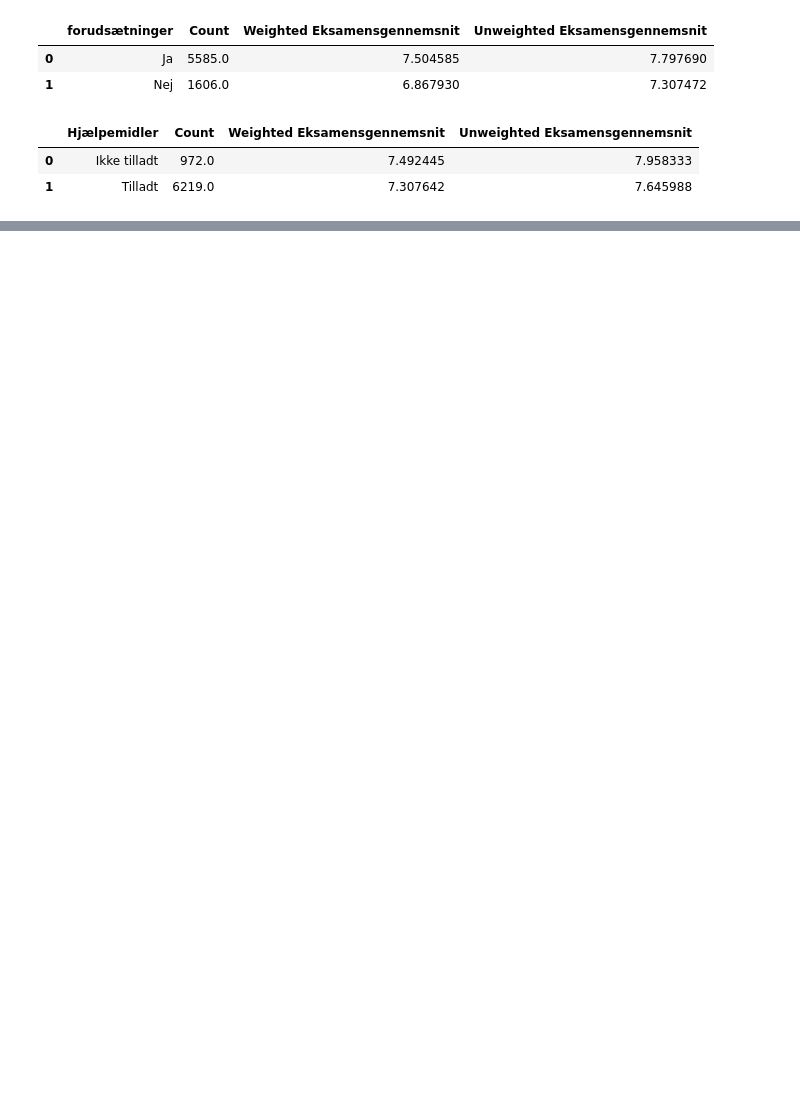
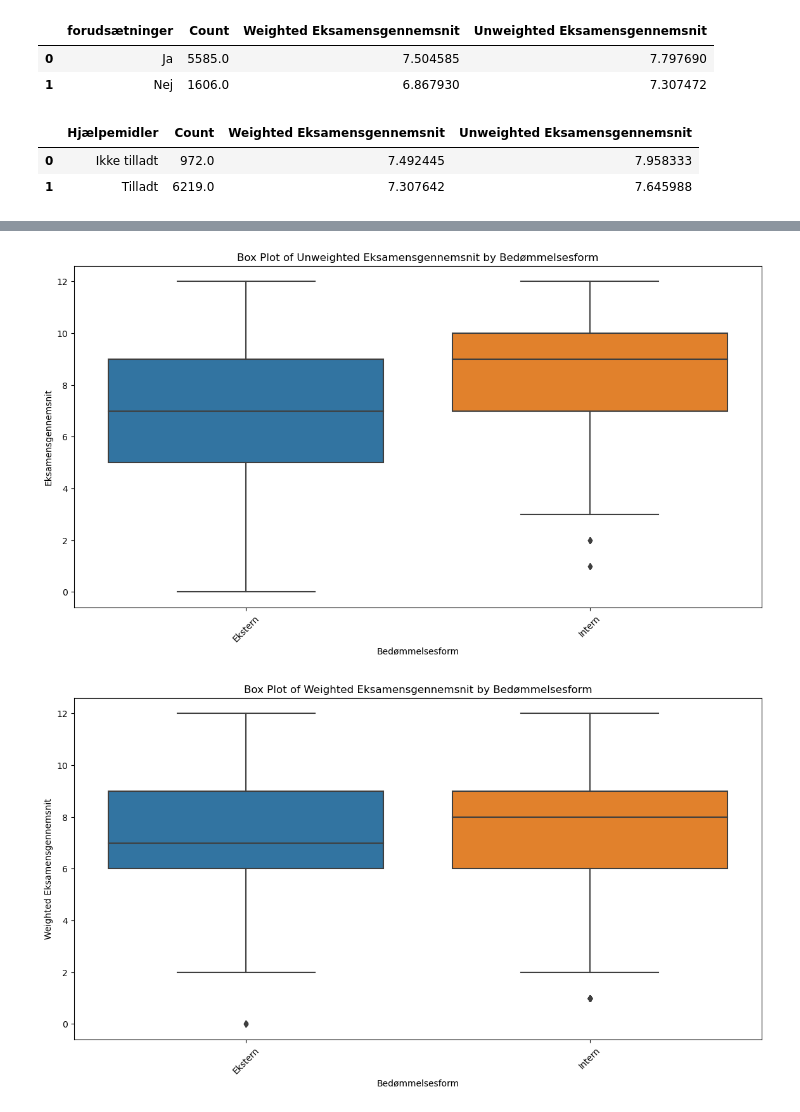
Before and after one commit to fmb622/isds2024exam, a Jupyter notebook: plots.ipynb, the cells around one changed output, grey strips where cells are left out. Cells and saved outputs as stored; diff of their text form; code cells hidden in the pictures; blank space fills up the shorter version.

```diff
--- a/plots.ipynb
+++ b/plots.ipynb
@@ -191,3 +191,34 @@ summary_df
 |  | Ekstern samarbejdsinstitution | Count | Weighted Eksamensgennemsnit | Unweighted Eksamensgennemsnit |
 | 0 | Ja | 231.0 | 7.669832 | 8.338095 |
 | 1 | Nej | 6960.0 | 7.319927 | 7.666638 |
+# %%
+clean_merged_df = pd.read_csv('./cleaned_merged_course_data.csv')
+
+# Ensure necessary columns are numeric
+clean_merged_df['Fremmødte'] = pd.to_numeric(clean_merged_df['Fremmødte'], errors='coerce')
+clean_merged_df['Eksamensgennemsnit'] = pd.to_numeric(clean_merged_df['Eksamensgennemsnit'], errors='coerce')
+
+# Create a weighted version of 'Eksamensgennemsnit' and expand the dataset
+weighted_data = clean_merged_df.loc[clean_merged_df.index.repeat(clean_merged_df['Fremmødte'])].copy()
+weighted_data['Weighted Eksamensgennemsnit'] = weighted_data['Eksamensgennemsnit']
+
+# --- Plot Unweighted Box Plot ---
+plt.figure(figsize=(14, 7))
+sns.boxplot(x='Bedømmelsesform', y='Eksamensgennemsnit', data=clean_merged_df)
+plt.title('Box Plot of Unweighted Eksamensgennemsnit by Bedømmelsesform')
+plt.xlabel('Bedømmelsesform')
+plt.ylabel('Eksamensgennemsnit')
+plt.xticks(rotation=45)  # Rotate x labels for better readability
+plt.show()
+
+# --- Plot Weighted Box Plot ---
+plt.figure(figsize=(14, 7))
+sns.boxplot(x='Bedømmelsesform', y='Weighted Eksamensgennemsnit', data=weighted_data)
+plt.title('Box Plot of Weighted Eksamensgennemsnit by Bedømmelsesform')
+plt.xlabel('Bedømmelsesform')
+plt.ylabel('Weighted Eksamensgennemsnit')
+plt.xticks(rotation=45)  # Rotate x labels for better readability
+plt.show()
+# %% [output]
+[figure, added]
+[figure, added]
```
Also changed, not shown: parts of 1 cell of this notebook, 3 other files.
